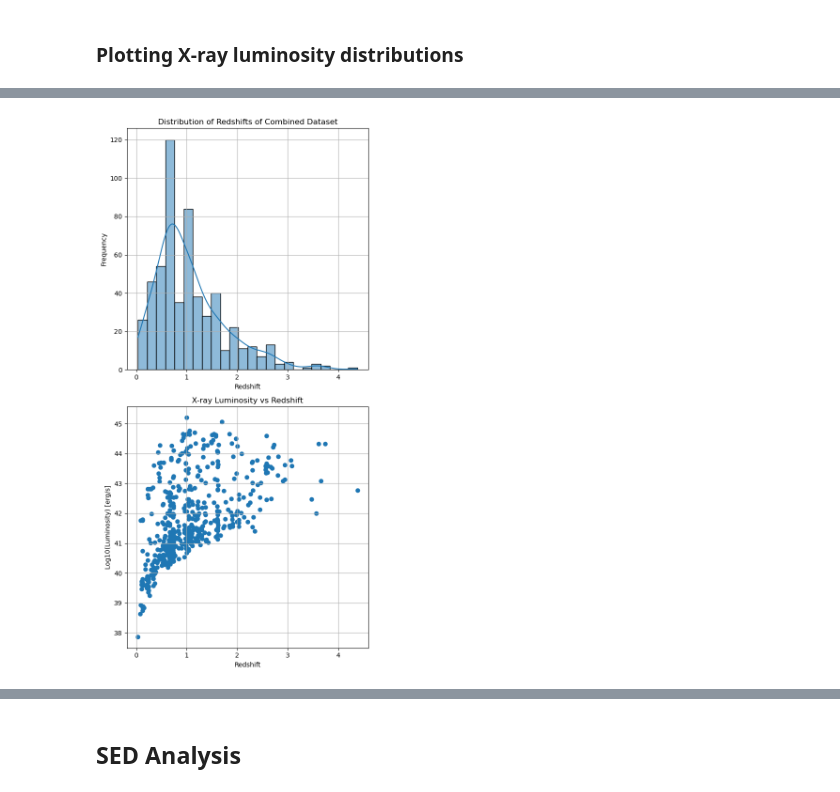
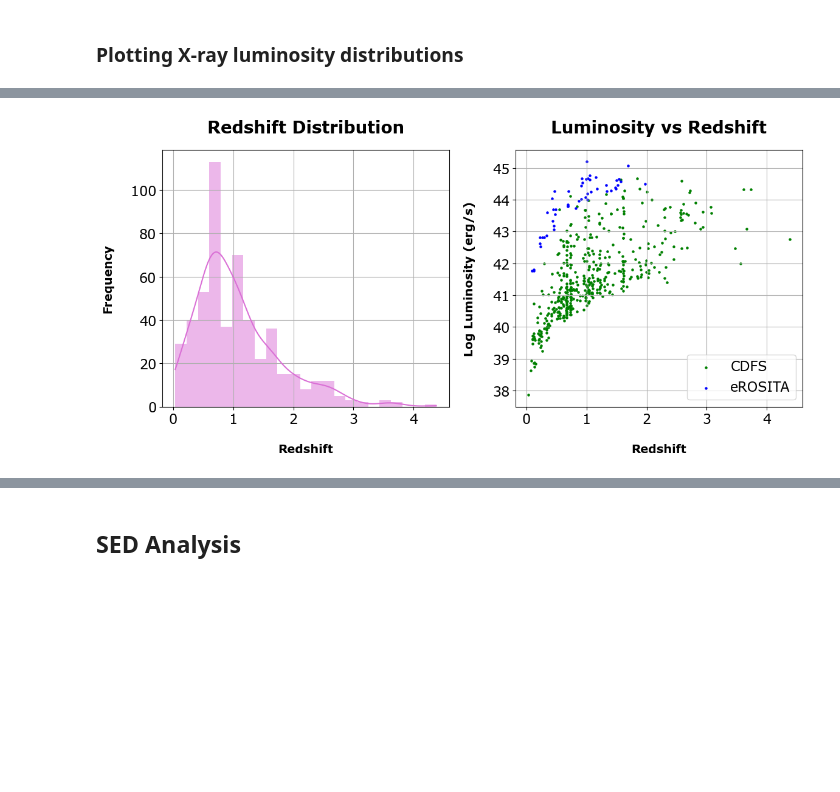
Before and after one commit to trevin-lee/h20-xray-catalog-matching, a Jupyter notebook: src/agn_analysis.ipynb, the cells around one changed output, grey strips where cells are left out. Cells and saved outputs as stored; diff of their text form; code cells hidden in the pictures; blank space fills up the shorter version.

```diff
--- a/src/agn_analysis.ipynb
+++ b/src/agn_analysis.ipynb
@@ -39,0 +52,8 @@ edff_cdfs.head()
+# %%
+print("Length: ", len(edff_cdfs))
+edff_cdfs = edff_cdfs[
+    (edff_cdfs['zspec'] > 0)
+    &(edff_cdfs['FSB'] > 0)
+]
+print("Length: ", len(edff_cdfs))
+edff_cdfs.head()
@@ -268,26 +316,31 @@ plt.show()
 # %%
 combined_redshifts = pd.concat([edff_cdfs_computed['z'], edff_erosita_computed['z']], ignore_index=True)
 combined_luminosity = pd.concat([edff_cdfs_computed['L_x'], edff_erosita_computed['L_x']], ignore_index=True)
 
 log_combined_luminosity = np.log10(combined_luminosity[combined_luminosity > 0])
 
-fig, axes = plt.subplots(2, 1, figsize=(6, 12))
+fig, axes = plt.subplots(1, 2, figsize=(12, 6))
 
-sns.histplot(combined_redshifts, kde=True, ax=axes[0])
+sns.histplot(combined_redshifts, kde=True, ax=axes[0], edgecolor = "None", color='orchid')
 axes[0].set_xlabel('Redshift')
 axes[0].set_ylabel('Frequency')
-axes[0].set_title('Distribution of Redshifts of Combined Dataset')
+axes[0].set_title('Redshift Distribution')
 axes[0].grid(True)
 
-axes[1].scatter(combined_redshifts[combined_luminosity > 0], log_combined_luminosity)
+erosita_mask = combined_redshifts.index >= len(edff_cdfs_computed)
+cdfs_mask = combined_redshifts.index < len(edff_cdfs_computed)
+
+axes[1].scatter(combined_redshifts[cdfs_mask], log_combined_luminosity[cdfs_mask], label='CDFS', color='green', s=5)
+axes[1].scatter(combined_redshifts[erosita_mask], log_combined_luminosity[erosita_mask], label='eROSITA', color='blue', s=5)
+
 axes[1].set_xlabel('Redshift')
-axes[1].set_ylabel('Log10(Luminosity) [erg/s]')
-axes[1].set_title('X-ray Luminosity vs Redshift')
+axes[1].set_ylabel('Log Luminosity (erg/s)')
+axes[1].set_title('Luminosity vs Redshift')
+axes[1].legend()
 axes[1].grid(True)
 
-# Show the plots
 plt.tight_layout()
 plt.savefig('plots/erosita_cdfs_redshift_dist.png')
 plt.show()
 # %% [output]
-[figure, old version]
+[figure, new version]
```
Also changed, not shown: parts of 26 cells of this notebook, 27 other files.
